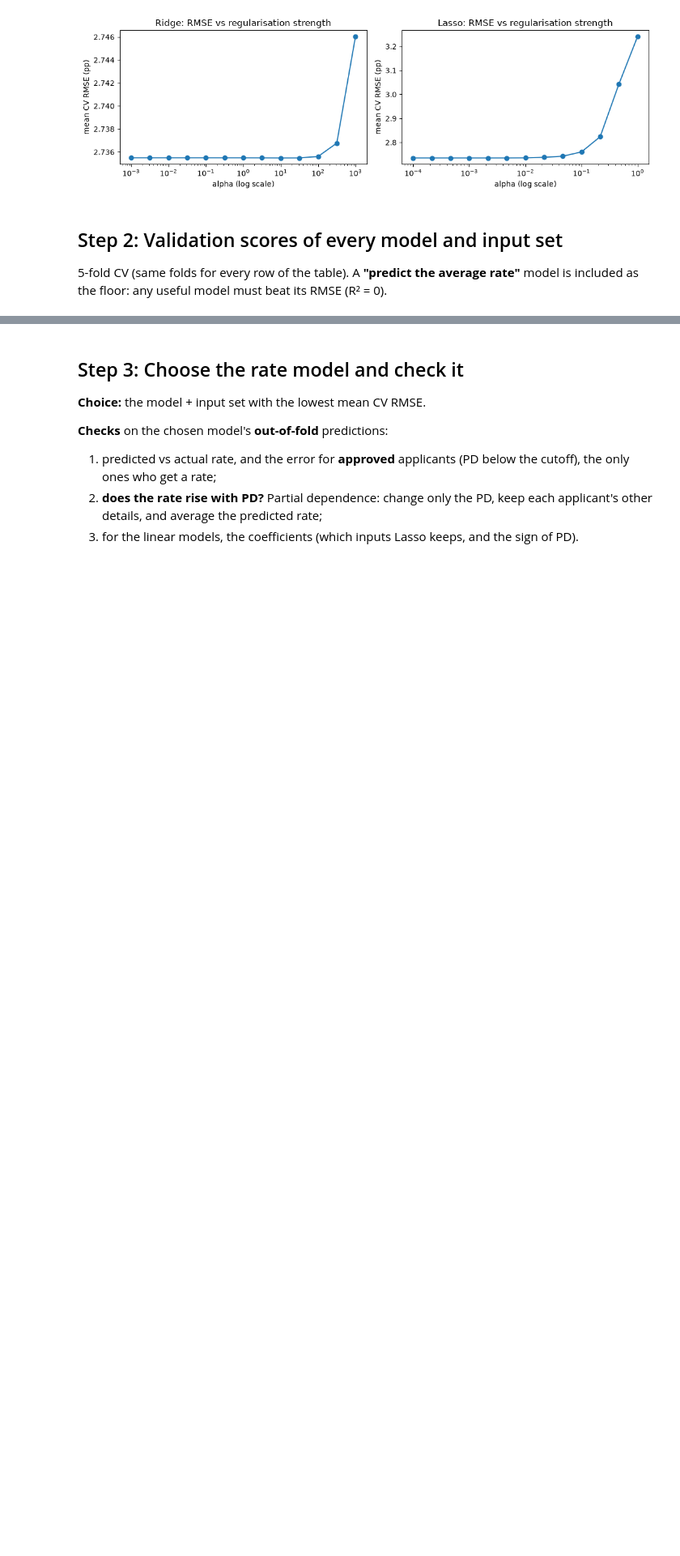
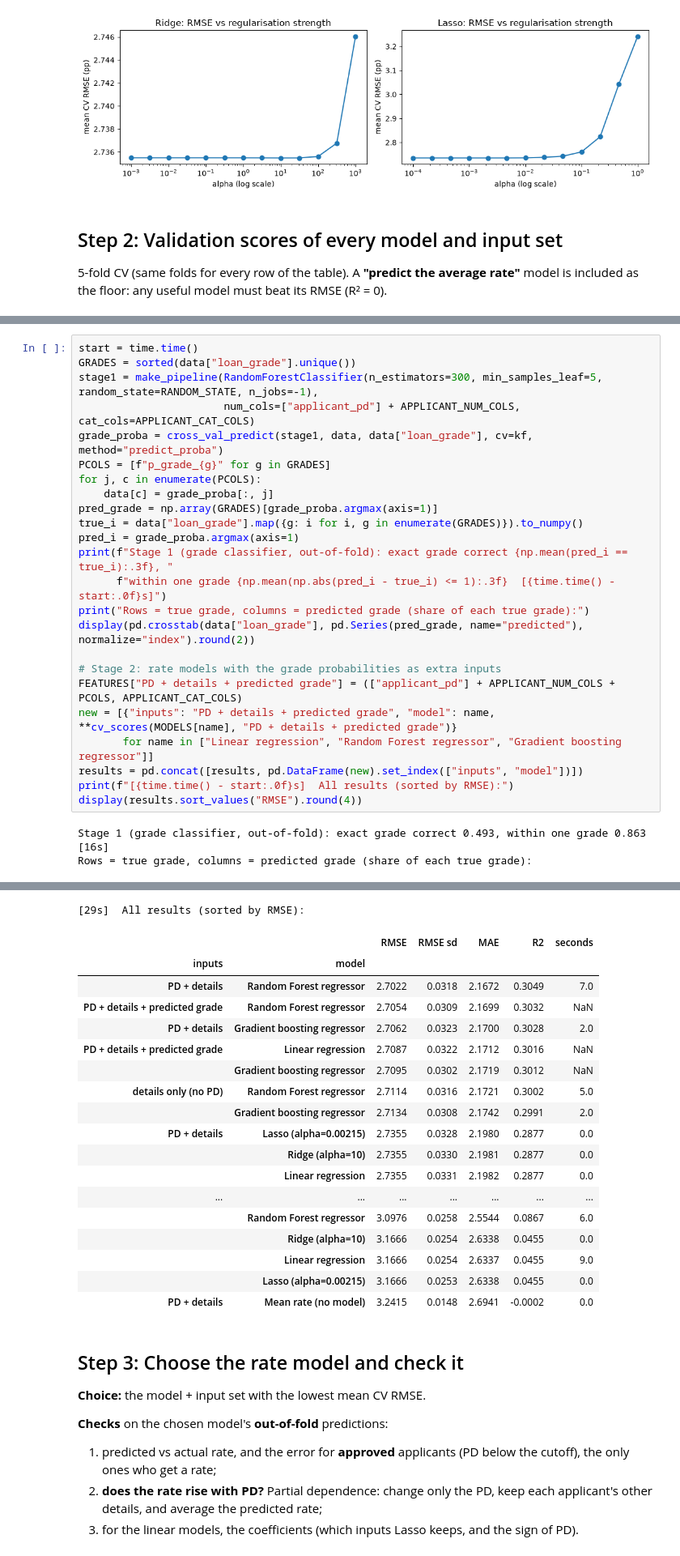
Before and after one commit to JohnShinoj/credit-risk, a Jupyter notebook: notebooks/07_interest_rate_regression.ipynb, the cells around one changed output, grey strips where cells are left out. Shown at 81% size. Cells and saved outputs as stored; diff of their text form; blank space fills up the shorter version.

```diff
--- a/notebooks/07_interest_rate_regression.ipynb
+++ b/notebooks/07_interest_rate_regression.ipynb
@@ -169,0 +195,27 @@ Reference: linear regression WITH loan_grade (not usable for newcomers): RMSE 1.
+# %%
+start = time.time()
+GRADES = sorted(data["loan_grade"].unique())
+stage1 = make_pipeline(RandomForestClassifier(n_estimators=300, min_samples_leaf=5, random_state=RANDOM_STATE, n_jobs=-1),
+                       num_cols=["applicant_pd"] + APPLICANT_NUM_COLS, cat_cols=APPLICANT_CAT_COLS)
+grade_proba = cross_val_predict(stage1, data, data["loan_grade"], cv=kf, method="predict_proba")
+PCOLS = [f"p_grade_{g}" for g in GRADES]
+for j, c in enumerate(PCOLS):
+    data[c] = grade_proba[:, j]
+pred_grade = np.array(GRADES)[grade_proba.argmax(axis=1)]
+true_i = data["loan_grade"].map({g: i for i, g in enumerate(GRADES)}).to_numpy()
+pred_i = grade_proba.argmax(axis=1)
+print(f"Stage 1 (grade classifier, out-of-fold): exact grade correct {np.mean(pred_i == true_i):.3f}, "
+      f"within one grade {np.mean(np.abs(pred_i - true_i) <= 1):.3f}  [{time.time() - start:.0f}s]")
+print("Rows = true grade, columns = predicted grade (share of each true grade):")
+display(pd.crosstab(data["loan_grade"], pd.Series(pred_grade, name="predicted"), normalize="index").round(2))
+
+# Stage 2: rate models with the grade probabilities as extra inputs
+FEATURES["PD + details + predicted grade"] = (["applicant_pd"] + APPLICANT_NUM_COLS + PCOLS, APPLICANT_CAT_COLS)
+new = [{"inputs": "PD + details + predicted grade", "model": name, **cv_scores(MODELS[name], "PD + details + predicted grade")}
+       for name in ["Linear regression", "Random Forest regressor", "Gradient boosting regressor"]]
+results = pd.concat([results, pd.DataFrame(new).set_index(["inputs", "model"])])
+print(f"[{time.time() - start:.0f}s]  All results (sorted by RMSE):")
+display(results.sort_values("RMSE").round(4))
+# %% [output]
+Stage 1 (grade classifier, out-of-fold): exact grade correct 0.493, within one grade 0.863  [16s]
+Rows = true grade, columns = predicted grade (share of each true grade):
@@ -170,3 +231,22 @@ Reference: linear regression WITH loan_grade (not usable for newcomers): RMSE 1.
+[29s]  All results (sorted by RMSE):
+|  |  | RMSE | RMSE sd | MAE | R2 | seconds |
+| inputs | model |  |  |  |  |  |
+| PD + details | Random Forest regressor | 2.7022 | 0.0318 | 2.1672 | 0.3049 | 7.0 |
+| PD + details + predicted grade | Random Forest regressor | 2.7054 | 0.0309 | 2.1699 | 0.3032 | NaN |
+| PD + details | Gradient boosting regressor | 2.7062 | 0.0323 | 2.1700 | 0.3028 | 2.0 |
+| PD + details + predicted grade | Linear regression | 2.7087 | 0.0322 | 2.1712 | 0.3016 | NaN |
+|  | Gradient boosting regressor | 2.7095 | 0.0302 | 2.1719 | 0.3012 | NaN |
+| details only (no PD) | Random Forest regressor | 2.7114 | 0.0316 | 2.1721 | 0.3002 | 5.0 |
+|  | Gradient boosting regressor | 2.7134 | 0.0308 | 2.1742 | 0.2991 | 2.0 |
+| PD + details | Lasso (alpha=0.00215) | 2.7355 | 0.0328 | 2.1980 | 0.2877 | 0.0 |
+|  | Ridge (alpha=10) | 2.7355 | 0.0330 | 2.1981 | 0.2877 | 0.0 |
+|  | Linear regression | 2.7355 | 0.0331 | 2.1982 | 0.2877 | 0.0 |
+| ... | ... | ... | ... | ... | ... | ... |
+|  | Random Forest regressor | 3.0976 | 0.0258 | 2.5544 | 0.0867 | 6.0 |
+|  | Ridge (alpha=10) | 3.1666 | 0.0254 | 2.6338 | 0.0455 | 0.0 |
+|  | Linear regression | 3.1666 | 0.0254 | 2.6337 | 0.0455 | 9.0 |
+|  | Lasso (alpha=0.00215) | 3.1666 | 0.0253 | 2.6338 | 0.0455 | 0.0 |
+| PD + details | Mean rate (no model) | 3.2415 | 0.0148 | 2.6941 | -0.0002 | 0.0 |
 # %% [markdown]
 ## Step 3: Choose the rate model and check it
 
```
Also changed, not shown: parts of 9 cells of this notebook, 6 other files.
